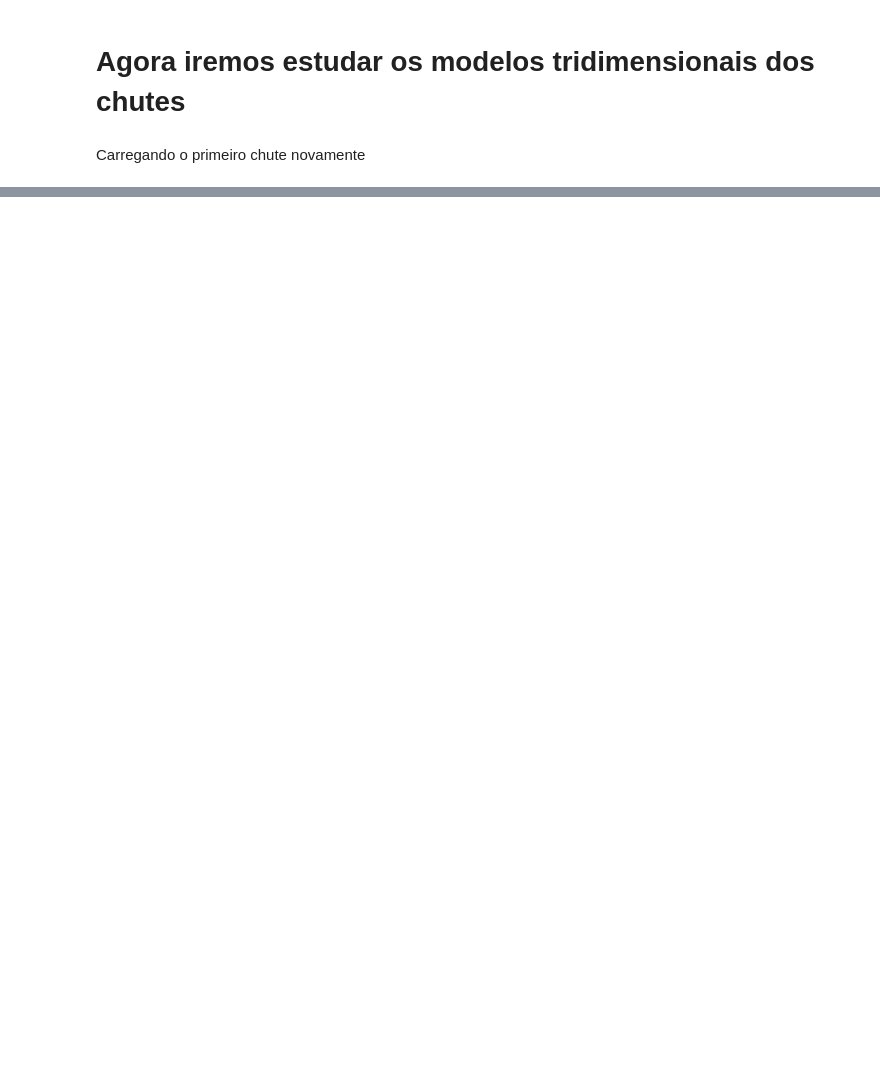
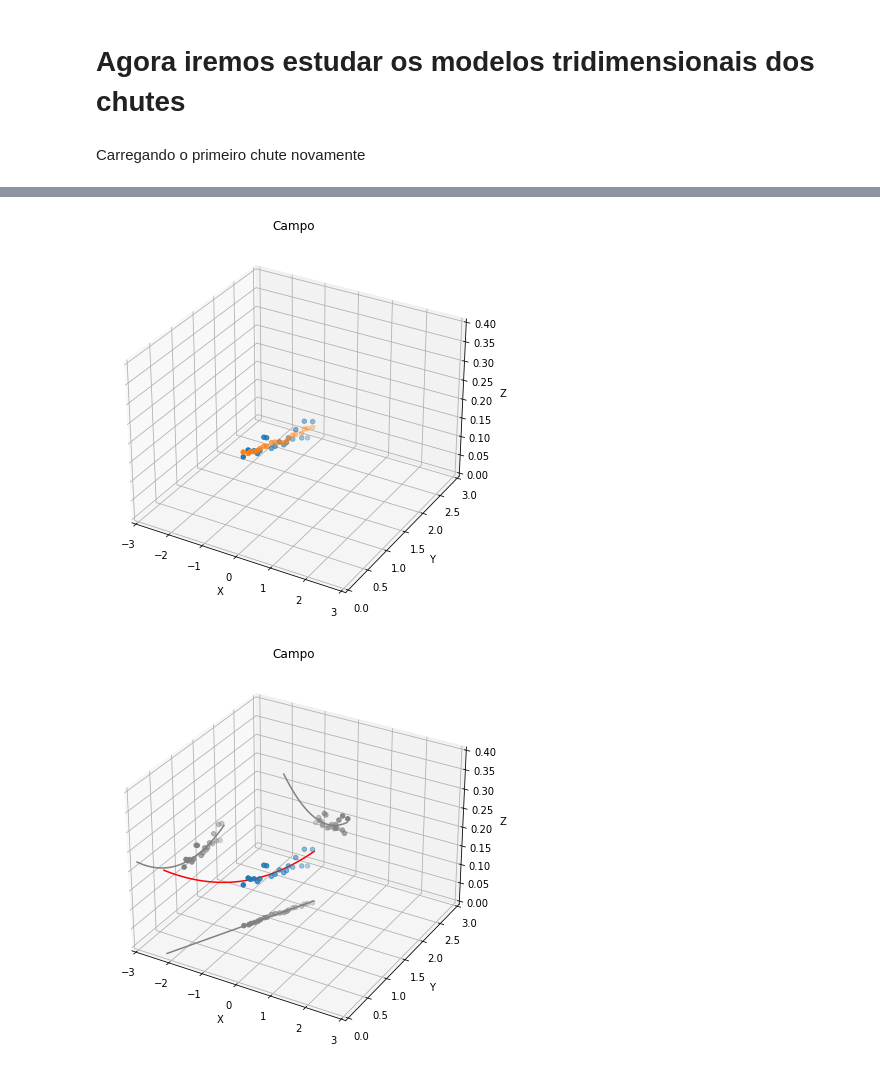
Before and after one commit to heigon77/MC886-MachineLearning-HG, a Jupyter notebook: Projeto 2/P2_EX1.ipynb, the cells around one changed output, grey strips where cells are left out. Saved outputs shown, nothing was run; the diff lists cells and outputs as text; code cells hidden in the pictures; blank space fills up the shorter version.

```diff
--- a/Projeto 2/P2_EX1.ipynb
+++ b/Projeto 2/P2_EX1.ipynb
@@ -713,0 +776,7 @@ ValueError: too many values to unpack (expected 5)
+# %%
+listJ,newX_Pol2,preX_Pol2,preY_Pol2,preZ_Pol2,mse = PolRegMult2(0,0,0,0,0,0,0.15,20,X,Y,Z,10**(-10))
+plotNewZ(X,Y,Z,newX_Pol2)
+plotPrePath(X,Y,Z,preX_Pol2,preY_Pol2,preZ_Pol2)
+# %% [output]
+[figure, added]
+[figure, added]
```
Also changed, not shown: parts of 6 cells of this notebook.
